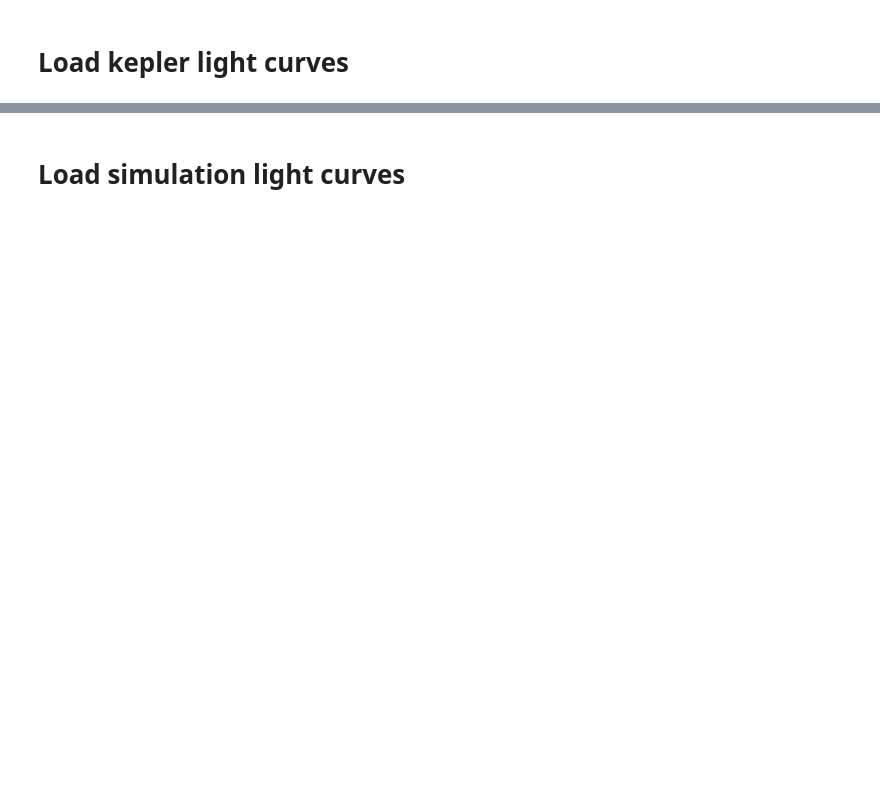
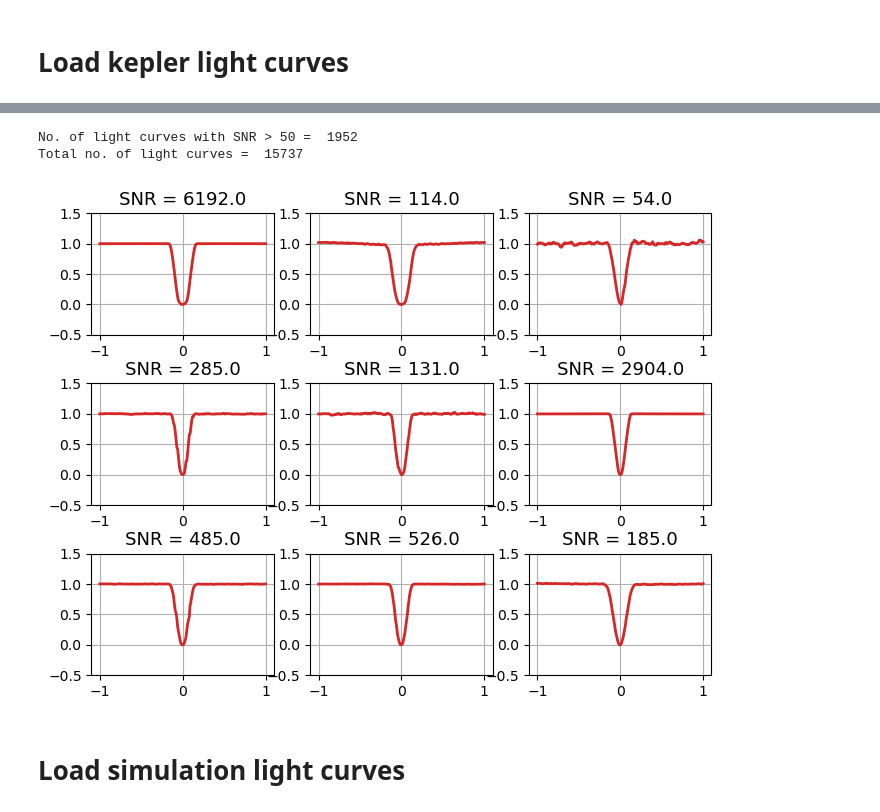
Before and after one commit to abrahammathews2000/mega, a Jupyter notebook: ml_training/overlap_lightcurves_simul_kepler.ipynb, the cells around one changed output, grey strips where cells are left out. Saved outputs shown, nothing was run; the diff lists cells and outputs as text; code cells hidden in the pictures; blank space fills up the shorter version.

Commit message:
Wrote code to calculate the number of lightcurves with SNR > some threshold

```diff
--- a/ml_training/overlap_lightcurves_simul_kepler.ipynb
+++ b/ml_training/overlap_lightcurves_simul_kepler.ipynb
@@ -110,42 +144,47 @@ SNR_Kepler = 1/std_devs_Kepler
 # select_kepler_lc = lc_np_array[SNR_Kepler>75]
 # select_kepler_lc = select_kepler_lc + 1
 
-
-selected_kepler_index_mask = SNR_Kepler > 100
+SNR_Threshold = 50
+selected_kepler_index_mask = SNR_Kepler > SNR_Threshold
 selected_kepler_index = np.where(selected_kepler_index_mask)[0]
-
+print(f"No. of light curves with SNR > {SNR_Threshold} = ",len(selected_kepler_index))
+print(f"Total no. of light curves = ",len(SNR_Kepler))
 # Plot the selected light curves 3 x 3
 num = 3
 fig,ax=plt.subplots(num,3, figsize=(8,6), gridspec_kw={ 'width_ratios': [1,1,1],
         'wspace': 0.2,'hspace': 0.4})
 
 # ax[0][1].set_title('Shape',size=15)
 # ax[0][0].set_title('Light Curve (Train Dataset)',size=15)
 # ax[num-1][0].set_xlabel('Phase',size=13)
 ph = np.linspace(-1,1,len(lc_np_array_offset[0]))
 
 
 i = 0
 for i in np.arange(0,num):
     # k = np.random.randint(0, len(select_kepler_lc)-50)
     k = int(np.random.choice(selected_kepler_index))
     ax[i][0].set_title(f'SNR = {np.round(SNR_Kepler[k])}',size=13)
     ax[i][0].set_ylim(-0.5,1.5)
     ax[i][0].plot(ph, lc_np_array_offset[k],color = 'tab:red',linewidth='2')
     ax[i][0].grid('on')
 
     k = int(np.random.choice(selected_kepler_index))
     ax[i][1].set_title(f'SNR = {np.round(SNR_Kepler[k])}',size=13)
     ax[i][1].set_ylim(-0.5,1.5)
     ax[i][1].plot(ph, lc_np_array_offset[k],color = 'tab:red',linewidth='2')
     ax[i][1].grid('on')
 
     k = int(np.random.choice(selected_kepler_index))
     ax[i][2].set_title(f'SNR = {np.round(SNR_Kepler[k])}',size=13)
     ax[i][2].set_ylim(-0.5,1.5)
     ax[i][2].plot(ph, lc_np_array_offset[k],color = 'tab:red',linewidth='2')
     ax[i][2].grid('on')
     i = i + 1
+# %% [output]
+No. of light curves with SNR > 50 =  1952
+Total no. of light curves =  15737
+[figure, added]
 # %% [markdown]
 # Load simulation light curves
 # %%
```
Also changed, not shown: parts of 9 cells of this notebook.
